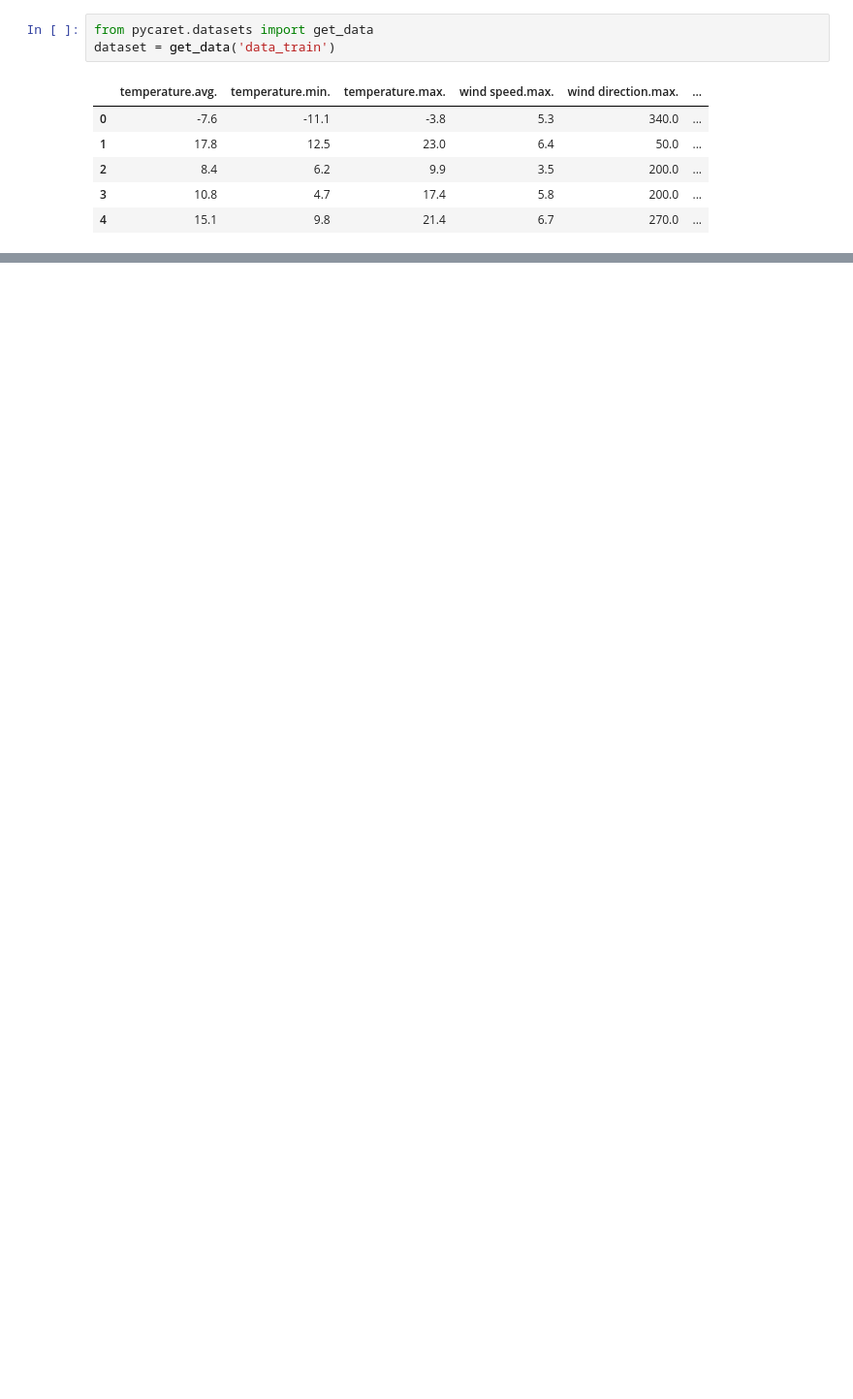
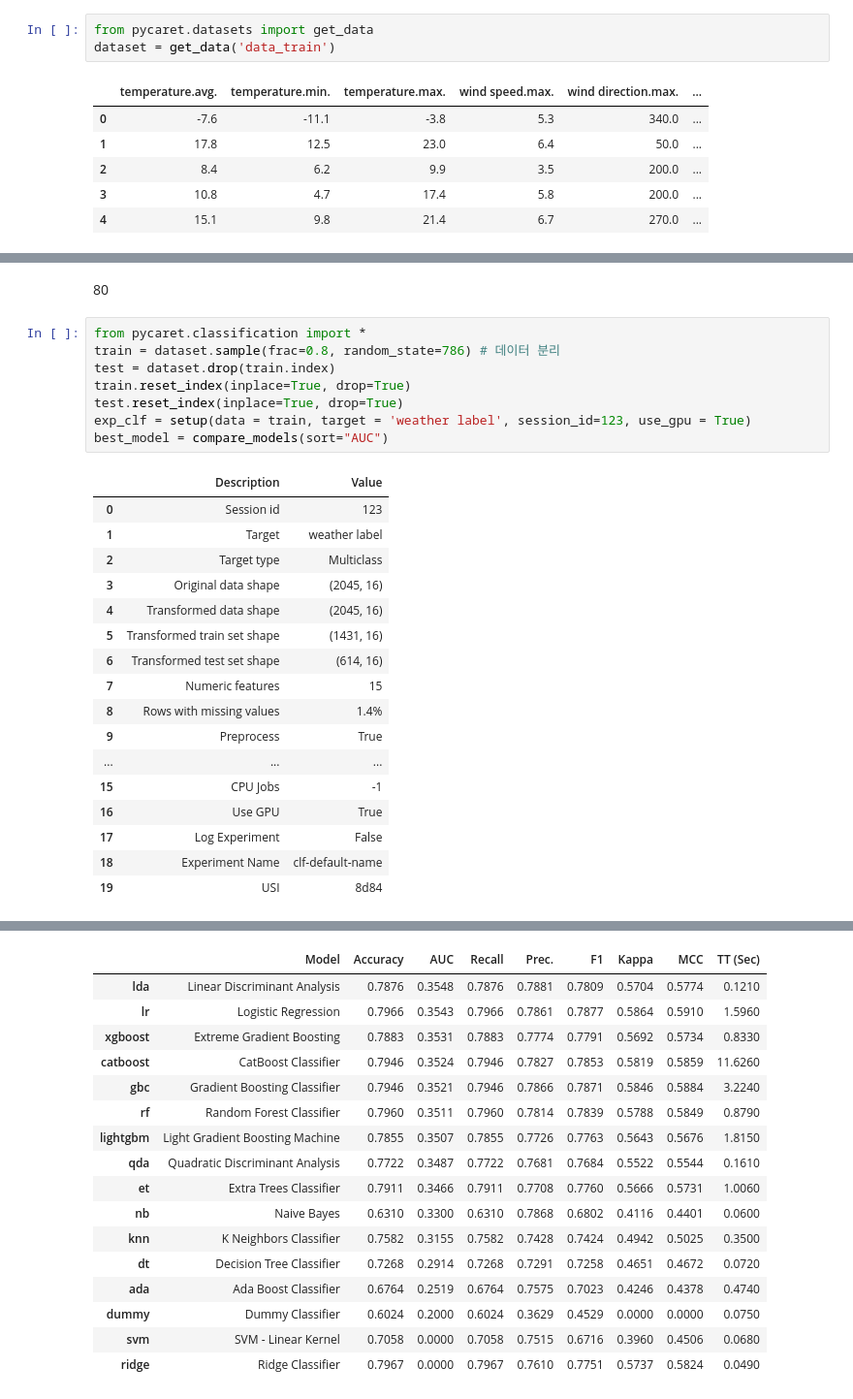
Before and after one commit to hyuntae99/Multivariate-Data-Analysis, a Jupyter notebook: pycaret.ipynb, the cells around one changed output, grey strips where cells are left out. Shown at 97% size. Drawn from its saved outputs; the diff is of its cells as text; blank space fills up the shorter version.

```diff
--- a/pycaret.ipynb
+++ b/pycaret.ipynb
@@ -677,0 +32,28 @@ Fitting 10 folds for each of 10 candidates, totalling 100 fits
+# %% [markdown]
+80
+# %%
+from pycaret.classification import *
+train = dataset.sample(frac=0.8, random_state=786) # 데이터 분리
+test = dataset.drop(train.index)
+train.reset_index(inplace=True, drop=True)
+test.reset_index(inplace=True, drop=True)
+exp_clf = setup(data = train, target = 'weather label', session_id=123, use_gpu = True)
+best_model = compare_models(sort="AUC")
+# %% [output]
+|  | Description | Value |
+| 0 | Session id | 123 |
+| 1 | Target | weather label |
+| 2 | Target type | Multiclass |
+| 3 | Original data shape | (2045, 16) |
+| 4 | Transformed data shape | (2045, 16) |
+| 5 | Transformed train set shape | (1431, 16) |
+| 6 | Transformed test set shape | (614, 16) |
+| 7 | Numeric features | 15 |
+| 8 | Rows with missing values | 1.4% |
+| 9 | Preprocess | True |
+| ... | ... | ... |
+| 15 | CPU Jobs | -1 |
+| 16 | Use GPU | True |
+| 17 | Log Experiment | False |
+| 18 | Experiment Name | clf-default-name |
+| 19 | USI | 8d84 |
@@ -677,0 +61,17 @@ Fitting 10 folds for each of 10 candidates, totalling 100 fits
+|  | Model | Accuracy | AUC | Recall | Prec. | F1 | Kappa | MCC | TT (Sec) |
+| lda | Linear Discriminant Analysis | 0.7876 | 0.3548 | 0.7876 | 0.7881 | 0.7809 | 0.5704 | 0.5774 | 0.1210 |
+| lr | Logistic Regression | 0.7966 | 0.3543 | 0.7966 | 0.7861 | 0.7877 | 0.5864 | 0.5910 | 1.5960 |
+| xgboost | Extreme Gradient Boosting | 0.7883 | 0.3531 | 0.7883 | 0.7774 | 0.7791 | 0.5692 | 0.5734 | 0.8330 |
+| catboost | CatBoost Classifier | 0.7946 | 0.3524 | 0.7946 | 0.7827 | 0.7853 | 0.5819 | 0.5859 | 11.6260 |
+| gbc | Gradient Boosting Classifier | 0.7946 | 0.3521 | 0.7946 | 0.7866 | 0.7871 | 0.5846 | 0.5884 | 3.2240 |
+| rf | Random Forest Classifier | 0.7960 | 0.3511 | 0.7960 | 0.7814 | 0.7839 | 0.5788 | 0.5849 | 0.8790 |
+| lightgbm | Light Gradient Boosting Machine | 0.7855 | 0.3507 | 0.7855 | 0.7726 | 0.7763 | 0.5643 | 0.5676 | 1.8150 |
+| qda | Quadratic Discriminant Analysis | 0.7722 | 0.3487 | 0.7722 | 0.7681 | 0.7684 | 0.5522 | 0.5544 | 0.1610 |
+| et | Extra Trees Classifier | 0.7911 | 0.3466 | 0.7911 | 0.7708 | 0.7760 | 0.5666 | 0.5731 | 1.0060 |
+| nb | Naive Bayes | 0.6310 | 0.3300 | 0.6310 | 0.7868 | 0.6802 | 0.4116 | 0.4401 | 0.0600 |
+| knn | K Neighbors Classifier | 0.7582 | 0.3155 | 0.7582 | 0.7428 | 0.7424 | 0.4942 | 0.5025 | 0.3500 |
+| dt | Decision Tree Classifier | 0.7268 | 0.2914 | 0.7268 | 0.7291 | 0.7258 | 0.4651 | 0.4672 | 0.0720 |
+| ada | Ada Boost Classifier | 0.6764 | 0.2519 | 0.6764 | 0.7575 | 0.7023 | 0.4246 | 0.4378 | 0.4740 |
+| dummy | Dummy Classifier | 0.6024 | 0.2000 | 0.6024 | 0.3629 | 0.4529 | 0.0000 | 0.0000 | 0.0750 |
+| svm | SVM - Linear Kernel | 0.7058 | 0.0000 | 0.7058 | 0.7515 | 0.6716 | 0.3960 | 0.4506 | 0.0680 |
+| ridge | Ridge Classifier | 0.7967 | 0.0000 | 0.7967 | 0.7610 | 0.7751 | 0.5737 | 0.5824 | 0.0490 |
```
Also changed, not shown: parts of 60 cells of this notebook.
